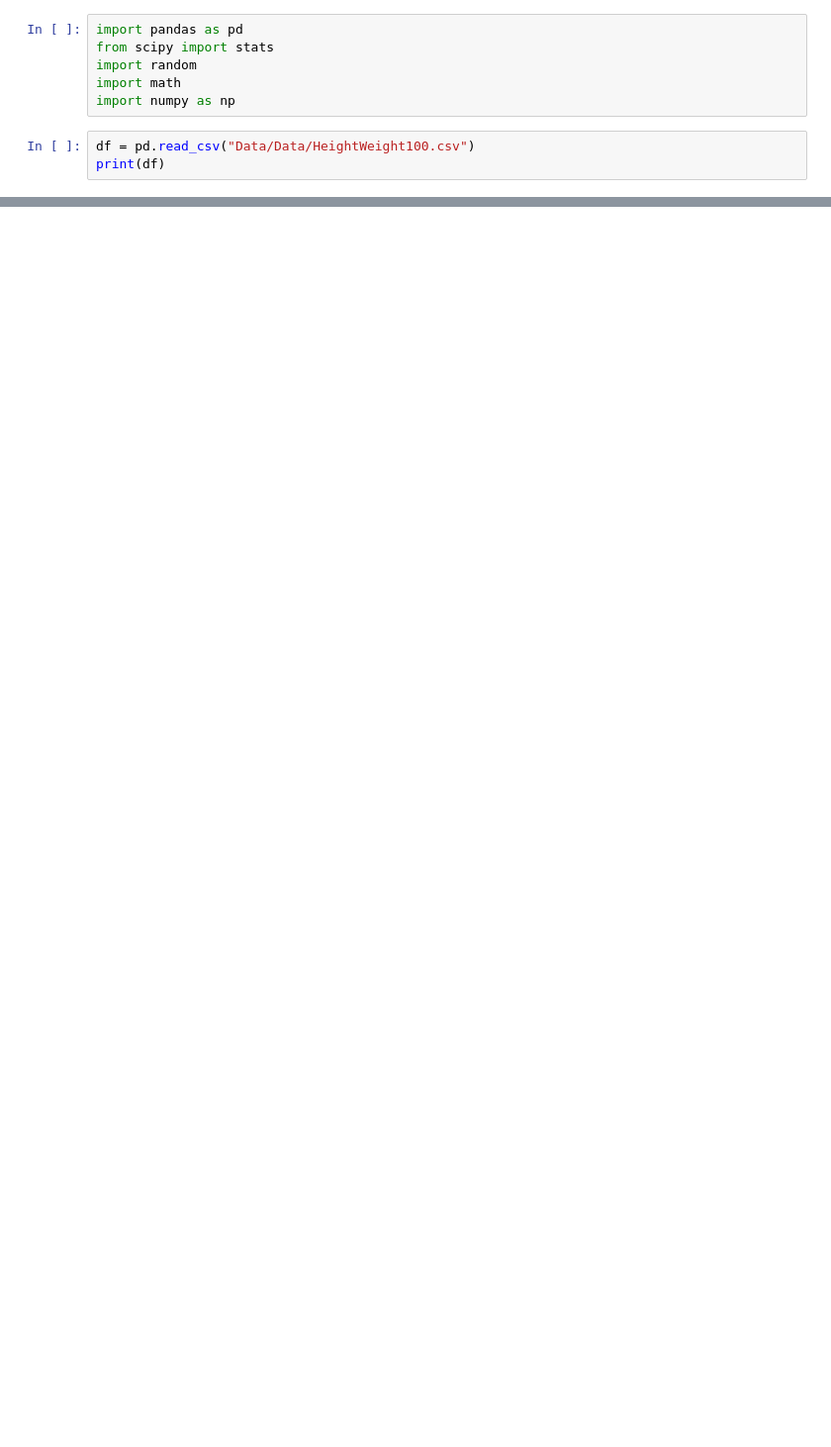
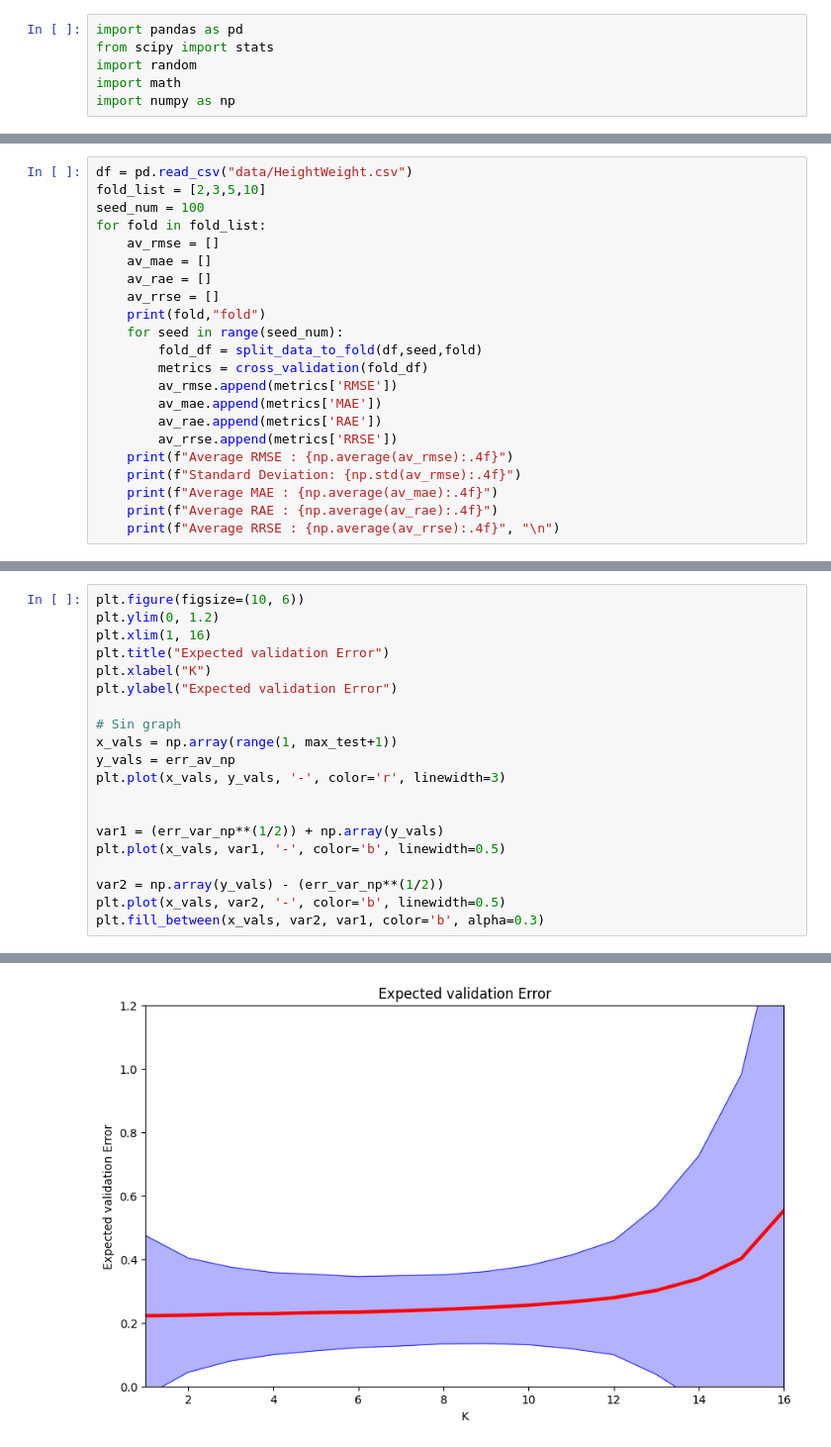
Before and after one commit to JedsadaSrijunpoe/Machine-Learning, a Jupyter notebook: Performance_Estimation.ipynb, the cells around one changed output, grey strips where cells are left out. Shown at 99% size. Saved outputs shown, nothing was run; the diff lists cells and outputs as text; blank space fills up the shorter version.

```diff
--- a/Performance_Estimation.ipynb
+++ b/Performance_Estimation.ipynb
@@ -4,6 +4,3 @@ from scipy import stats
 import random
 import math
 import numpy as np
-# %%
-df = pd.read_csv("Data/Data/HeightWeight100.csv")
-print(df)
@@ -254,0 +434,22 @@ Average RRSE : 3.1694
+# %%
+df = pd.read_csv("data/HeightWeight.csv")
+fold_list = [2,3,5,10]
+seed_num = 100
+for fold in fold_list:
+    av_rmse = []
+    av_mae = []
+    av_rae = []
+    av_rrse = []
+    print(fold,"fold")
+    for seed in range(seed_num):
+        fold_df = split_data_to_fold(df,seed,fold)
+        metrics = cross_validation(fold_df)
+        av_rmse.append(metrics['RMSE'])
+        av_mae.append(metrics['MAE'])
+        av_rae.append(metrics['RAE'])
+        av_rrse.append(metrics['RRSE'])
+    print(f"Average RMSE : {np.average(av_rmse):.4f}")
+    print(f"Standard Deviation: {np.std(av_rmse):.4f}")
+    print(f"Average MAE : {np.average(av_mae):.4f}")
+    print(f"Average RAE : {np.average(av_rae):.4f}")
+    print(f"Average RRSE : {np.average(av_rrse):.4f}", "\n")
@@ -254,0 +521,21 @@ Average RRSE : 3.1694
+# %%
+plt.figure(figsize=(10, 6))
+plt.ylim(0, 1.2)
+plt.xlim(1, 16)
+plt.title("Expected validation Error")
+plt.xlabel("K")
+plt.ylabel("Expected validation Error")
+
+# Sin graph
+x_vals = np.array(range(1, max_test+1))
+y_vals = err_av_np
+plt.plot(x_vals, y_vals, '-', color='r', linewidth=3)
+
+
+var1 = (err_var_np**(1/2)) + np.array(y_vals)
+plt.plot(x_vals, var1, '-', color='b', linewidth=0.5)
+
+var2 = np.array(y_vals) - (err_var_np**(1/2))
+plt.plot(x_vals, var2, '-', color='b', linewidth=0.5)
+plt.fill_between(x_vals, var2, var1, color='b', alpha=0.3)
+# %% [output]
@@ -254,0 +543 @@ Average RRSE : 3.1694
+[figure, added]
```
Also changed, not shown: parts of 44 cells of this notebook, 2 other files.
